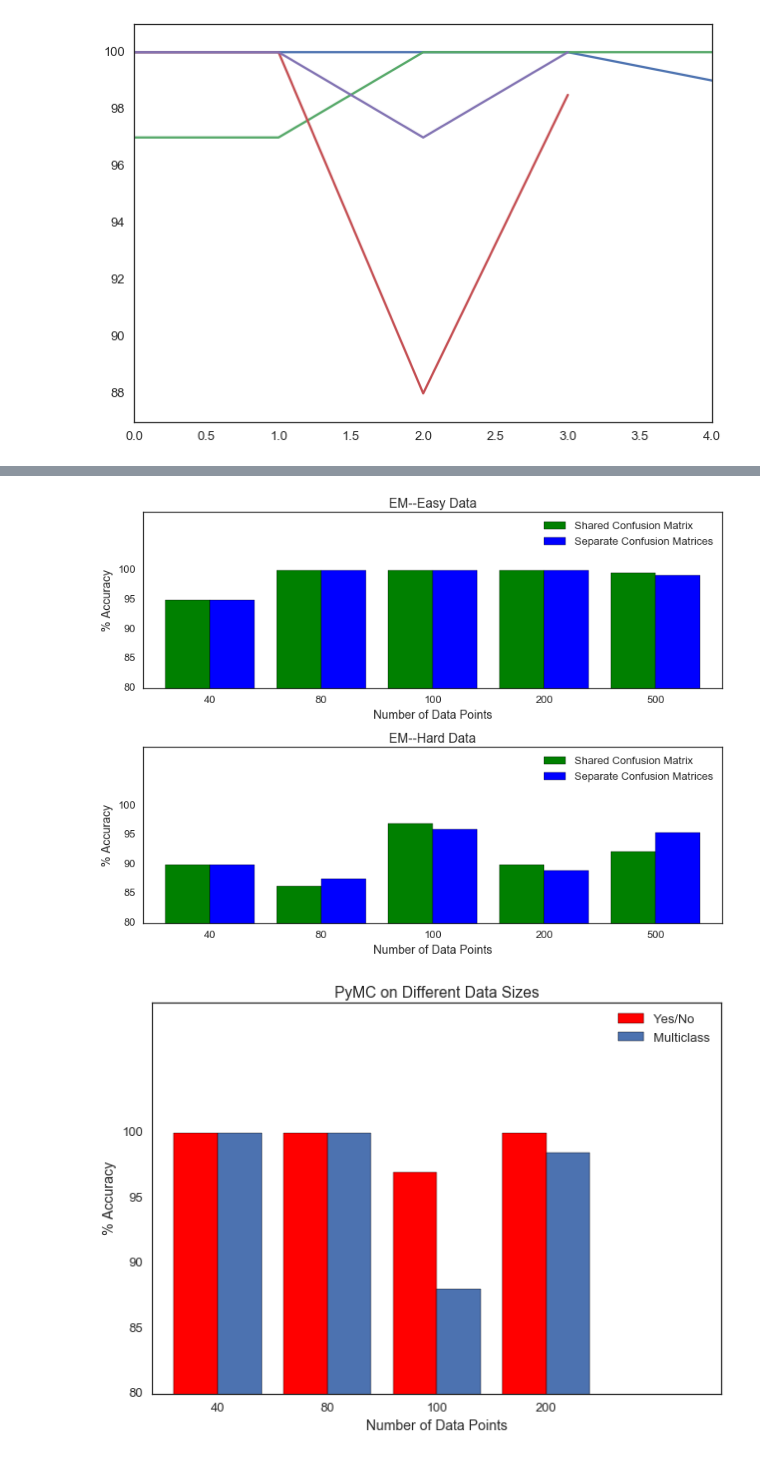
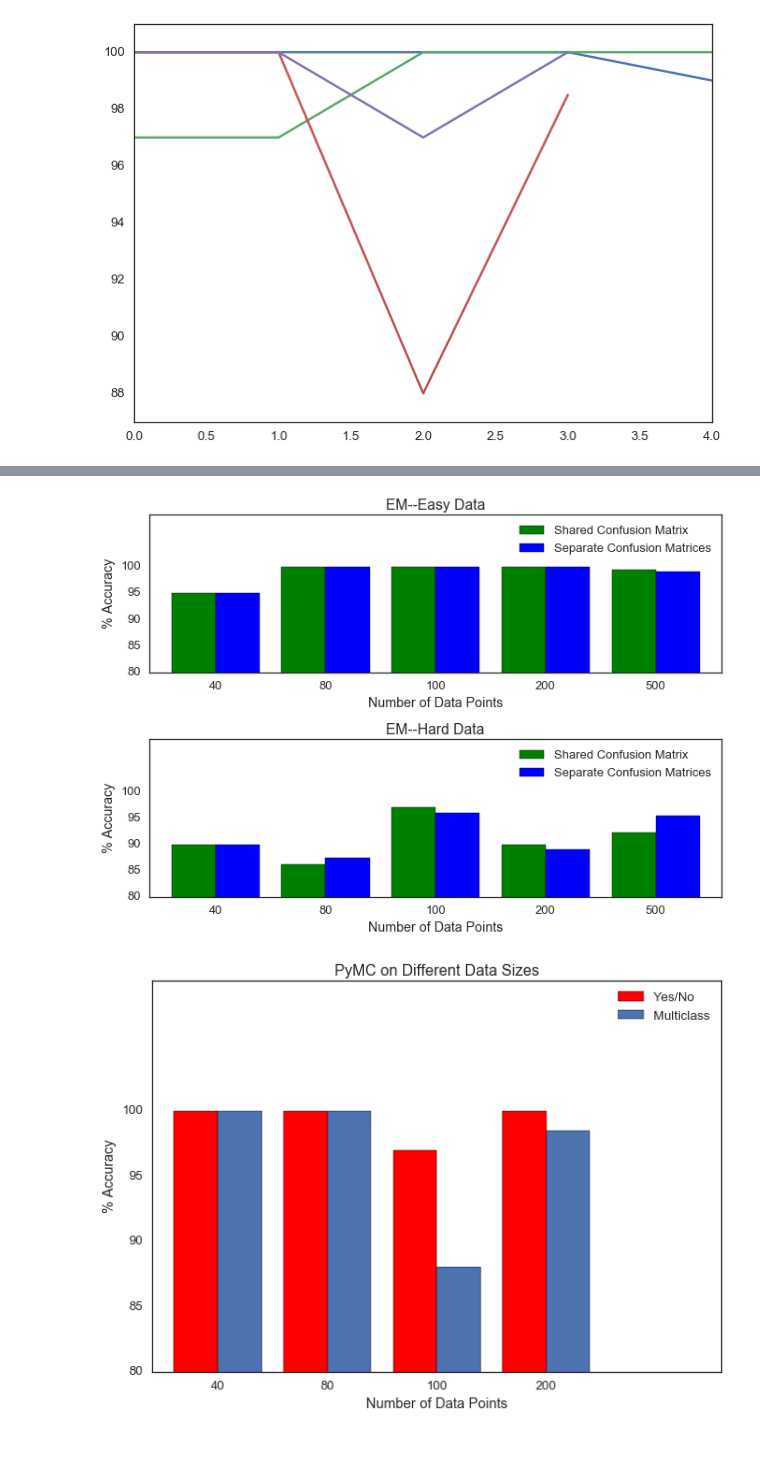
Before and after one commit to abhishekmalali/questioning-strategy-classification, a Jupyter notebook: notebooks/Dawid_Skene.ipynb, the cells around one changed output, grey strips where cells are left out. Cells and saved outputs as stored; diff of their text form; code cells hidden in the pictures.

```diff
--- a/notebooks/Dawid_Skene.ipynb
+++ b/notebooks/Dawid_Skene.ipynb
@@ -407,31 +406,31 @@ plt.savefig('../output/sa.png')
 # %%
 plt.subplot(2,1,1)
-plt.tight_layout(0.5,5,0.5)
+plt.tight_layout(5,5,5)
 plt.bar(range(5),results_shared,0.4,color='green', label="Shared Confusion Matrix")
 plt.bar(np.arange(0,5,1)+0.4, results_separate,0.4, label="Separate Confusion Matrices", color='blue')
 plt.xlim(-0.2,5)
 plt.ylim(80,110)
 plt.ylabel("% Accuracy")
 plt.yticks(np.arange(80,101,5))
 plt.xticks(np.arange(0,5,1)+0.4, [40,80,100,200,500])
 plt.xlabel("Number of Data Points")
 plt.legend(loc='best')
 plt.title("EM--Easy Data")
 
 plt.subplot(2,1,2)
 plt.bar(range(5),results_extrahard_shared,0.4,color='green', label="Shared Confusion Matrix")
 plt.bar(np.arange(0,5,1)+0.4, results_extrahard_separate,0.4, label= "Separate Confusion Matrices",color='blue')
 plt.xlim(-0.2,5)
 plt.ylim(80,110)
 plt.ylabel("% Accuracy")
 plt.yticks(np.arange(80,101,5))
 plt.xticks(np.arange(0,5,1)+0.4, [40,80,100,200,500])
 plt.xlabel("Number of Data Points")
 plt.legend(loc='best')
 plt.title("EM--Hard Data")
 plt.savefig('../output/em.png')
 # %% [output]
-[figure, old version]
+[figure, new version]
 # %%
 plt.bar(range(4),[100,100,97,100],0.4,color='red', label="Yes/No")
 plt.bar(np.arange(0,4,1)+0.4, [100,100,88,98.5],0.4, label="Multiclass")
```
Also changed, not shown: parts of 1 cell of this notebook, 10 other files.
